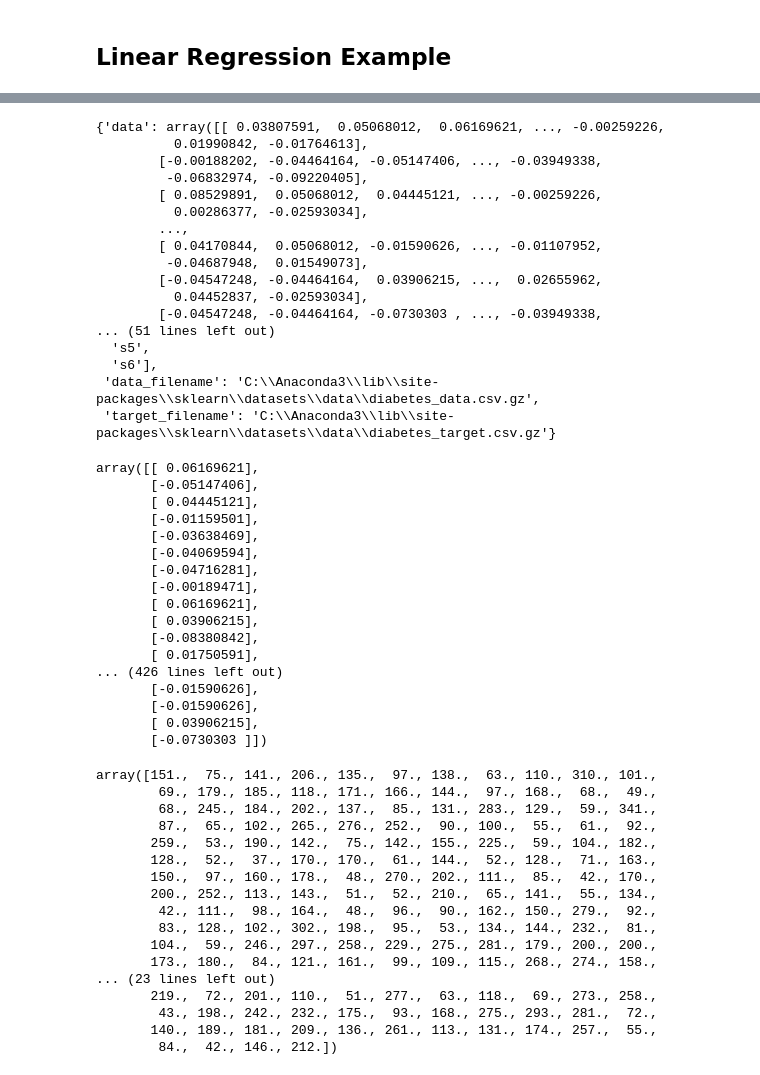
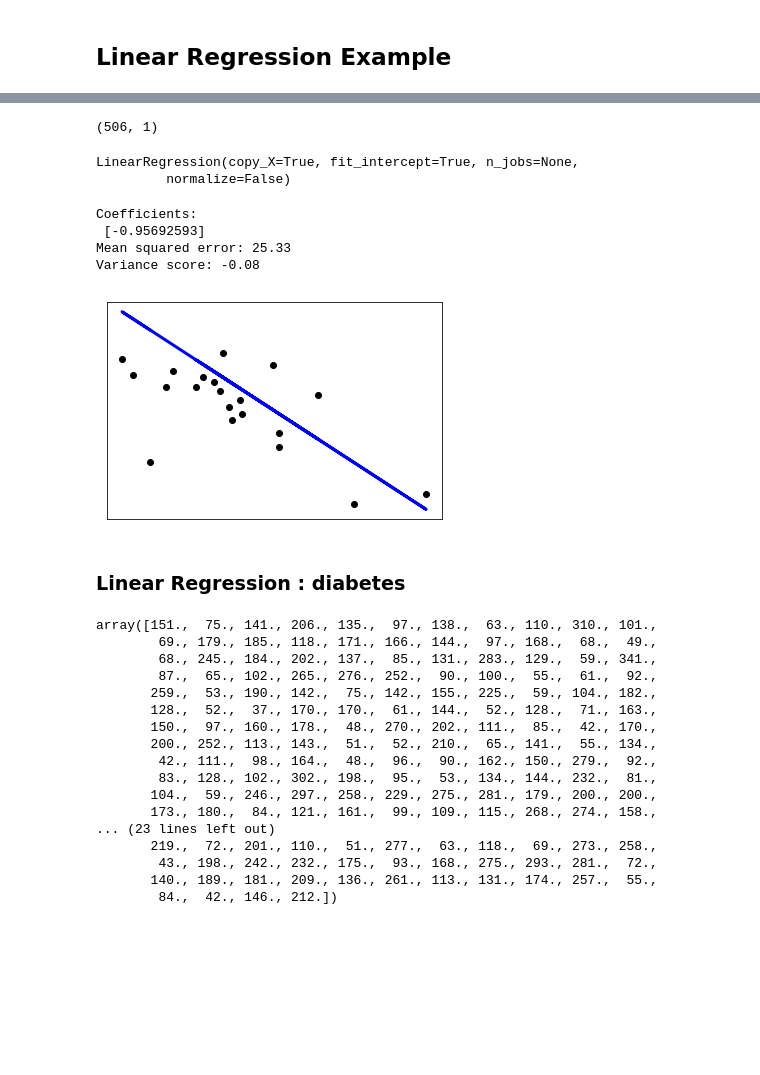
Before and after one commit to furukawa-laboratory/workout_report_2019, a Jupyter notebook: trainee/yamauchi/Using_ImplementedModel_01.ipynb, the cells around one changed output, grey strips where cells are left out. Drawn from its saved outputs; the diff is of its cells as text; code cells hidden in the pictures; blank space fills up the shorter version.

Commit message:
4th commit, finished on regression:boston dataset.

```diff
--- a/trainee/yamauchi/Using_ImplementedModel_01.ipynb
+++ b/trainee/yamauchi/Using_ImplementedModel_01.ipynb
@@ -8,45 +51,47 @@ from sklearn.metrics import mean_squared_error, r2_score
+# %%
+boston_X = boston_dataset.data[:, np.newaxis, 12]
+boston_X.shape
+# %% [output]
+(506, 1)
+# %%
+boston_X_train = boston_X[:-20]
+boston_X_test = boston_X[-20:]
+
+boston_y_train = boston_dataset.target[:-20]
+boston_y_test = boston_dataset.target[-20:]
+# %%
+regr = linear_model.LinearRegression()
+regr.fit(boston_X_train, boston_y_train)
+# %% [output]
+LinearRegression(copy_X=True, fit_intercept=True, n_jobs=None,
+         normalize=False)
+# %%
+boston_y_pred = regr.predict(boston_X_test)
+# %%
+print('Coefficients: \n', regr.coef_)
+print("Mean squared error: %.2f" % mean_squared_error(boston_y_test, boston_y_pred))
+print('Variance score: %.2f' % r2_score(boston_y_test, boston_y_pred))
+# %% [output]
+Coefficients:
+ [-0.95692593]
+Mean squared error: 25.33
+Variance score: -0.08
+# %%
+plt.scatter(boston_X_test, boston_y_test, color='black')
+plt.plot(boston_X_test, boston_y_pred, color='blue', linewidth=3)
+
+plt.xticks(())
+plt.yticks(())
+
+plt.show()
+# %% [output]
+[figure, added]
+# %% [markdown]
+### Linear Regression : diabetes
 # %%
 diabetes = datasets.load_diabetes()
-diabetes
-# %% [output]
-{'data': array([[ 0.03807591,  0.05068012,  0.06169621, ..., -0.00259226,
-          0.01990842, -0.01764613],
-        [-0.00188202, -0.04464164, -0.05147406, ..., -0.03949338,
-         -0.06832974, -0.09220405],
-        [ 0.08529891,  0.05068012,  0.04445121, ..., -0.00259226,
-          0.00286377, -0.02593034],
-        ...,
-        [ 0.04170844,  0.05068012, -0.01590626, ..., -0.01107952,
-         -0.04687948,  0.01549073],
-        [-0.04547248, -0.04464164,  0.03906215, ...,  0.02655962,
-          0.04452837, -0.02593034],
-        [-0.04547248, -0.04464164, -0.0730303 , ..., -0.03949338,
-... (51 lines left out)
-  's5',
-  's6'],
- 'data_filename': 'C:\\Anaconda3\\lib\\site-packages\\sklearn\\datasets\\data\\diabetes_data.csv.gz',
- 'target_filename': 'C:\\Anaconda3\\lib\\site-packages\\sklearn\\datasets\\data\\diabetes_target.csv.gz'}
 # %%
 diabetes_X = diabetes.data[:, np.newaxis, 2]
-diabetes_X
-# %% [output]
-array([[ 0.06169621],
-       [-0.05147406],
-       [ 0.04445121],
-       [-0.01159501],
-       [-0.03638469],
-       [-0.04069594],
-       [-0.04716281],
-       [-0.00189471],
-       [ 0.06169621],
-       [ 0.03906215],
-       [-0.08380842],
-       [ 0.01750591],
-... (426 lines left out)
-       [-0.01590626],
-       [-0.01590626],
-       [ 0.03906215],
-       [-0.0730303 ]])
 # %%
 diabetes_X_train = diabetes_X[:-20]
 diabetes_X_test  = diabetes_X[-20:]
```
Also changed, not shown: parts of 6 cells of this notebook.
